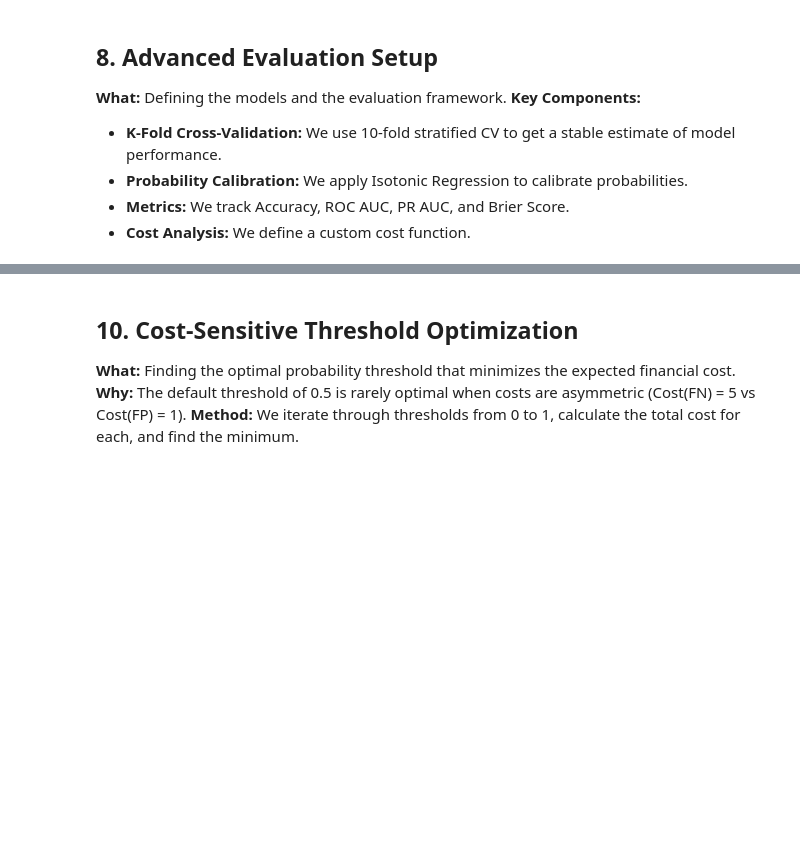
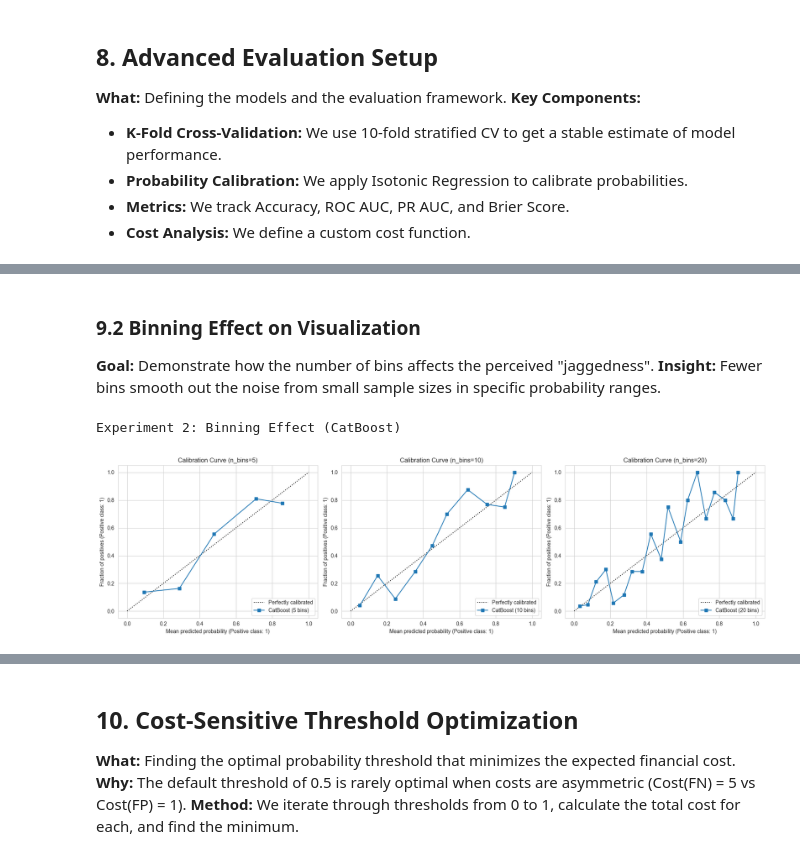
Before and after one commit to Asiadigi/DataScience-ML-FinalProject, a Jupyter notebook: credit_default_prediction.ipynb, the cells around one changed output, grey strips where cells are left out. Cells and saved outputs as stored; diff of their text form; code cells hidden in the pictures; blank space fills up the shorter version.

```diff
--- a/credit_default_prediction.ipynb
+++ b/credit_default_prediction.ipynb
@@ -335,0 +375,22 @@ def calculate_cost(y_true, y_pred):
+# %% [markdown]
+### 9.2 Binning Effect on Visualization
+**Goal:** Demonstrate how the number of bins affects the perceived "jaggedness".
+**Insight:** Fewer bins smooth out the noise from small sample sizes in specific probability ranges.
+# %%
+print("Experiment 2: Binning Effect (CatBoost)")
+cat = CatBoostClassifier(verbose=0, random_state=42)
+cat.fit(X_train_preprocessed, y_train)
+prob_cat = cat.predict_proba(X_test_preprocessed)[:, 1]
+
+fig, axes = plt.subplots(1, 3, figsize=(18, 5))
+bins_list = [5, 10, 20]
+
+for i, bins in enumerate(bins_list):
+    CalibrationDisplay.from_predictions(y_test, prob_cat, n_bins=bins, name=f'CatBoost ({bins} bins)', ax=axes[i])
+    axes[i].set_title(f'Calibration Curve (n_bins={bins})')
+
+plt.tight_layout()
+plt.show()
+# %% [output]
+Experiment 2: Binning Effect (CatBoost)
+[figure, added]
```
Also changed, not shown: parts of 7 cells of this notebook, 4 other files.
